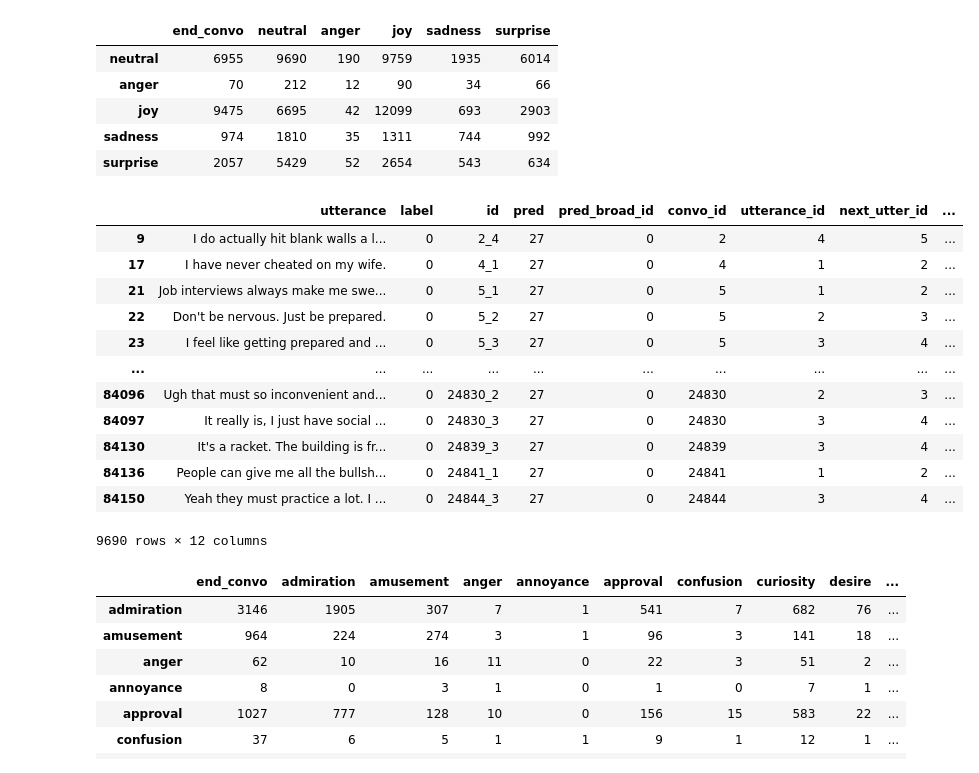
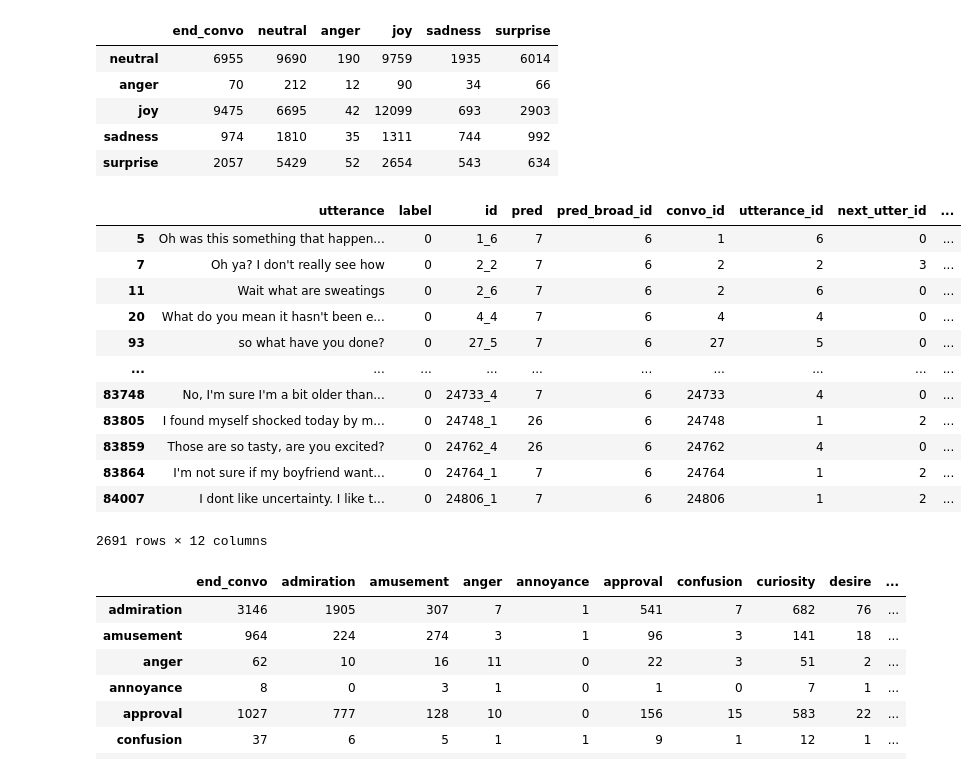
Before and after one commit to evelynyou/w266_project, a Jupyter notebook: exploration_emotion_pairing.ipynb, the cells around one changed output. Cells and saved outputs as stored; diff of their text form; code cells hidden in the pictures.

```diff
--- a/exploration_emotion_pairing.ipynb
+++ b/exploration_emotion_pairing.ipynb
@@ -252,6 +264,7 @@ all_ed_data.head()
 # %%
 ed_data["convo_id"] = all_ed_data["conv_num"]
 ed_data["utterance_id"] = all_ed_data["utterance_idx"]
+ed_data["context"] = all_ed_data["context"]
 
-ed_data.head()
+ed_data.head(10)
 # %% [output]
@@ -318,23 +336,23 @@ ed_pairs
 | surprise | 2057 | 5429 | 52 | 2654 | 543 | 634 |
 # %%
 ## Play around with different emotion pairings
-selected = ed_data[ed_data["pred_broad_id"] == 0]
-selected = selected[selected["next_utter_broad"].isin([0])]
+selected = ed_data[ed_data["pred_broad_id"] == 6]
+selected = selected[selected["next_utter_broad"].isin([-1, 6])]
 selected
 # %% [output]
 |  | utterance | label | id | pred | pred_broad_id | convo_id | utterance_id | next_utter_id | ... |
-| 9 | I do actually hit blank walls a l... | 0 | 2_4 | 27 | 0 | 2 | 4 | 5 | ... |
-| 17 | I have never cheated on my wife. | 0 | 4_1 | 27 | 0 | 4 | 1 | 2 | ... |
-| 21 | Job interviews always make me swe... | 0 | 5_1 | 27 | 0 | 5 | 1 | 2 | ... |
-| 22 | Don't be nervous. Just be prepared. | 0 | 5_2 | 27 | 0 | 5 | 2 | 3 | ... |
-| 23 | I feel like getting prepared and ... | 0 | 5_3 | 27 | 0 | 5 | 3 | 4 | ... |
+| 5 | Oh was this something that happen... | 0 | 1_6 | 7 | 6 | 1 | 6 | 0 | ... |
+| 7 | Oh ya? I don't really see how | 0 | 2_2 | 7 | 6 | 2 | 2 | 3 | ... |
+| 11 | Wait what are sweatings | 0 | 2_6 | 7 | 6 | 2 | 6 | 0 | ... |
+| 20 | What do you mean it hasn't been e... | 0 | 4_4 | 7 | 6 | 4 | 4 | 0 | ... |
+| 93 | so what have you done? | 0 | 27_5 | 7 | 6 | 27 | 5 | 0 | ... |
 | ... | ... | ... | ... | ... | ... | ... | ... | ... | ... |
-| 84096 | Ugh that must so inconvenient and... | 0 | 24830_2 | 27 | 0 | 24830 | 2 | 3 | ... |
-| 84097 | It really is, I just have social ... | 0 | 24830_3 | 27 | 0 | 24830 | 3 | 4 | ... |
-| 84130 | It's a racket. The building is fr... | 0 | 24839_3 | 27 | 0 | 24839 | 3 | 4 | ... |
-| 84136 | People can give me all the bullsh... | 0 | 24841_1 | 27 | 0 | 24841 | 1 | 2 | ... |
-| 84150 | Yeah they must practice a lot. I ... | 0 | 24844_3 | 27 | 0 | 24844 | 3 | 4 | ... |
+| 83748 | No, I'm sure I'm a bit older than... | 0 | 24733_4 | 7 | 6 | 24733 | 4 | 0 | ... |
+| 83805 | I found myself shocked today by m... | 0 | 24748_1 | 26 | 6 | 24748 | 1 | 2 | ... |
+| 83859 | Those are so tasty, are you excited? | 0 | 24762_4 | 26 | 6 | 24762 | 4 | 0 | ... |
+| 83864 | I'm not sure if my boyfriend want... | 0 | 24764_1 | 7 | 6 | 24764 | 1 | 2 | ... |
+| 84007 | I dont like uncertainty. I like t... | 0 | 24806_1 | 7 | 6 | 24806 | 1 | 2 | ... |
-9690 rows × 12 columns
+2691 rows × 12 columns
 # %%
 ## Get broad emotion counts for emotional responses
 ed_pairs = ed_data.groupby(['pred', 'next_utter_pred']).agg({'next_utter_pred':'count'}).unstack().fillna(0)
```
Also changed, not shown: parts of 12 cells of this notebook.
